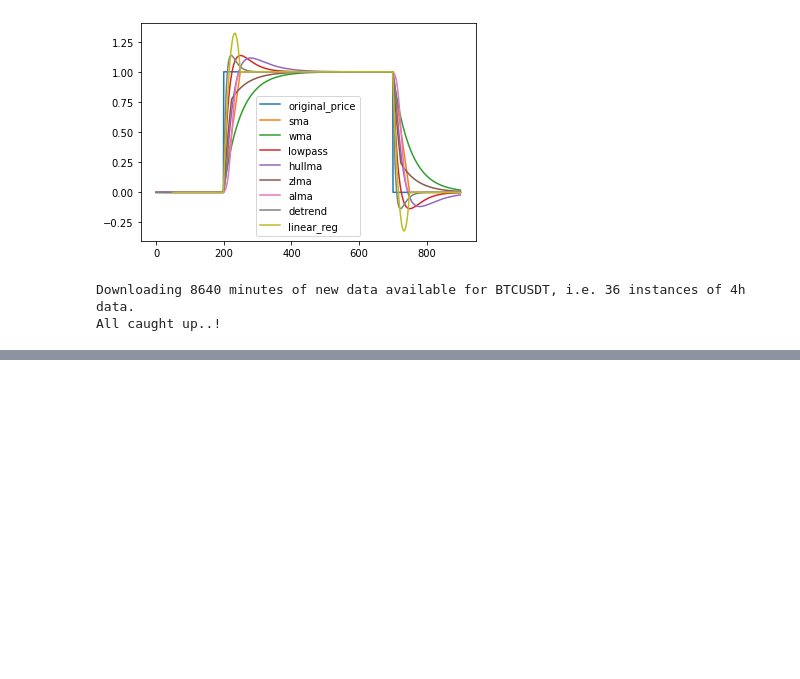
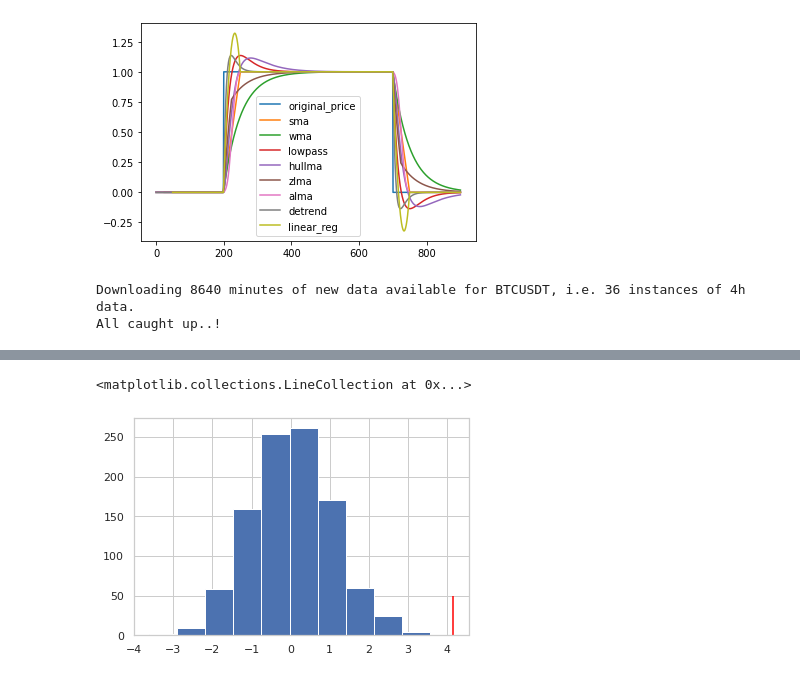
Before and after one commit to zhChenOuO/stock_ml_exercise, a Jupyter notebook: 02.ipynb, the cells around one changed output, grey strips where cells are left out. Cells and saved outputs as stored; diff of their text form; code cells hidden in the pictures; blank space fills up the shorter version.

```diff
--- a/02.ipynb
+++ b/02.ipynb
@@ -84,0 +101,14 @@ VBox(children=(Dropdown(description='performance', options=('final_value', 'calm
+# %%
+best_result = portfolio.final_value().sort_values().index[-1]
+
+best_result_value = portfolio.daily_returns()[best_result].sum()
+
+
+pd.Series(random_returns).hist()
+
+import matplotlib.pyplot as plt
+
+plt.vlines(best_result_value,0,50,color = 'red')
+# %% [output]
+<matplotlib.collections.LineCollection at 0x...>
+[figure, added]
```
Also changed, not shown: parts of 3 cells of this notebook.
